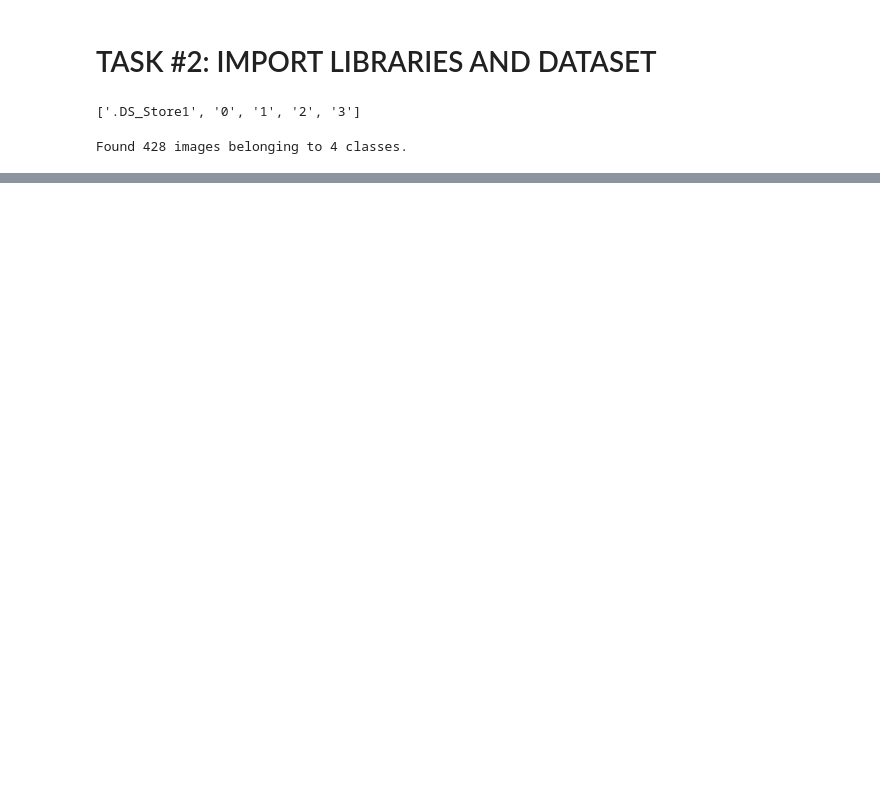
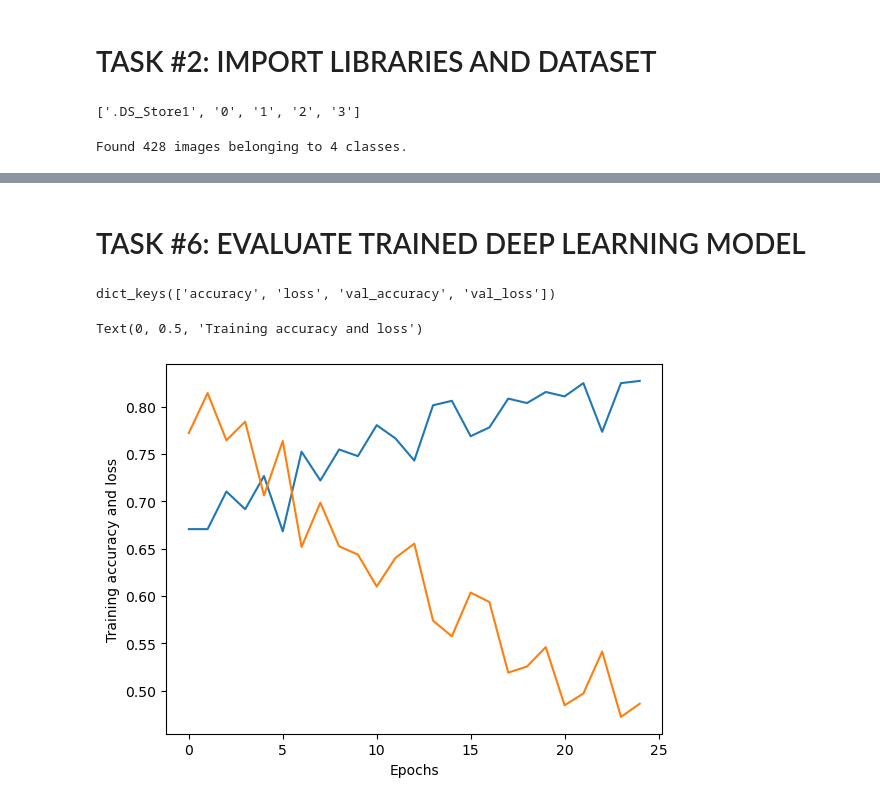
Before and after one commit to ranjansinghds/Operations-Department-Project, a Jupyter notebook: Operations_department_Project.ipynb, the cells around one changed output, grey strips where cells are left out. Cells and saved outputs as stored; diff of their text form; code cells hidden in the pictures; blank space fills up the shorter version.

```diff
--- a/Operations_department_Project.ipynb
+++ b/Operations_department_Project.ipynb
@@ -51,0 +155,13 @@ Found 428 images belonging to 4 classes.
+# %%
+model.compile(loss='categorical_crossentropy', optimizer= optimizers.RMSprop(learning_rate=1e-4), metrics=[ 'accuracy'])
+# %%
+# using early stopping to exist training when validation loss is not decreasing after certain number of epochs (patience)
+earlystopping = EarlyStopping(monitor= 'val_loss', mode= 'min', patience= 20)
+
+# save the best model with lower vaidation loss
+checkpointer = ModelCheckpoint(filepath= 'weights.h5', verbose= 1, save_best_only=True, monitor='val_loss', mode='min')
+# %%
+train_generator = image_generator.flow_from_directory(directory= X_Ray_Directory, target_size=(256, 256), batch_size=40, shuffle=True, class_mode='categorical', subset='training')
+
+
+validation_generator = image_generator.flow_from_directory(directory= X_Ray_Directory, target_size=(256, 256), batch_size=40, shuffle=True, class_mode='categorical', subset='validation')
@@ -51,0 +171,3 @@ Found 428 images belonging to 4 classes.
+# %%
+
+history = model.fit(train_generator, epochs = 25, validation_data= validation_generator, callbacks = [checkpointer, earlystopping])
@@ -51,0 +258,14 @@ Found 428 images belonging to 4 classes.
+# %% [markdown]
+# TASK #6: EVALUATE TRAINED DEEP LEARNING MODEL
+# %%
+history.history.keys()
+# %% [output]
+dict_keys(['accuracy', 'loss', 'val_accuracy', 'val_loss'])
+# %%
+plt.plot(history.history['accuracy'])
+plt.plot(history.history['loss'])
+plt.xlabel('Epochs')
+plt.ylabel('Training accuracy and loss')
+# %% [output]
+Text(0, 0.5, 'Training accuracy and loss')
+[figure, added]
```
Also changed, not shown: parts of 28 cells of this notebook, 2 other files.
